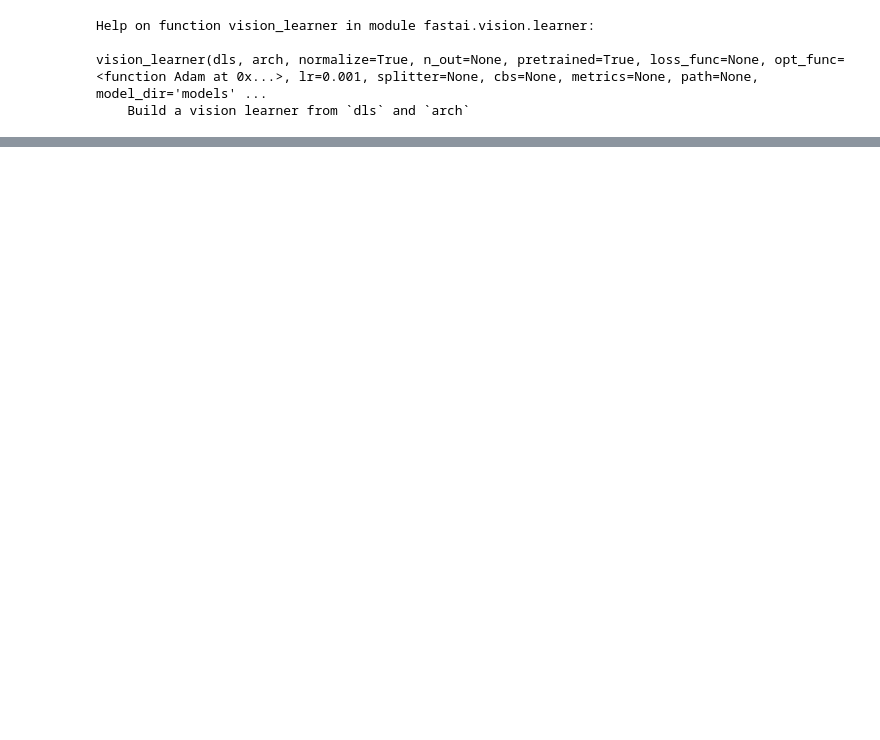
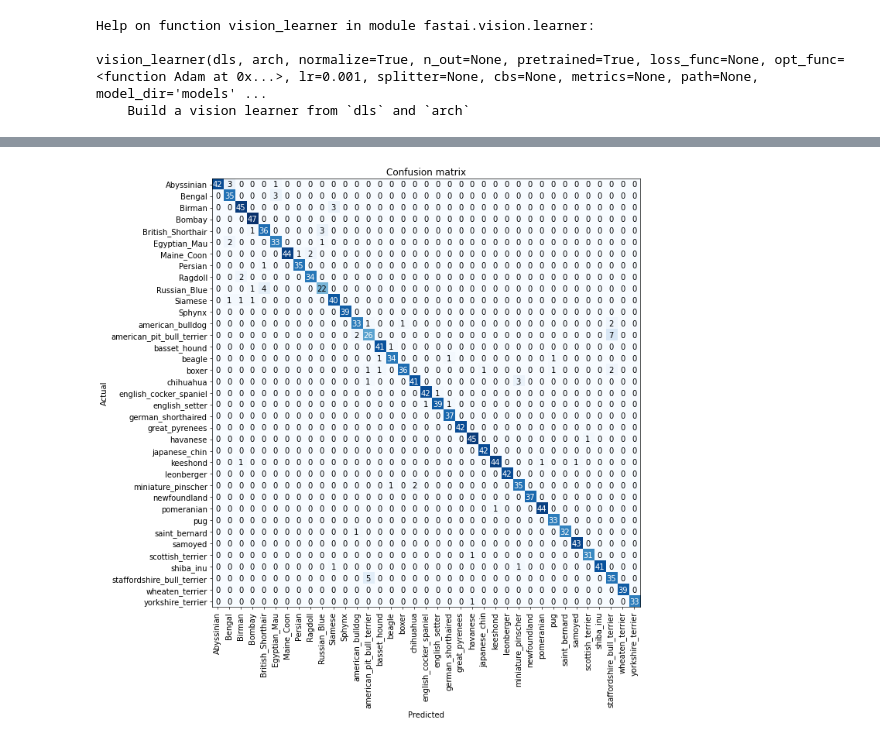
Before and after one commit to sajalsaini/Flower-Species-Prediction, a Jupyter notebook: Pet_Breeds_Classification_Playground.ipynb, the cells around one changed output, grey strips where cells are left out. Drawn from its saved outputs; the diff is of its cells as text; code cells hidden in the pictures; blank space fills up the shorter version.

```diff
--- a/Pet_Breeds_Classification_Playground.ipynb
+++ b/Pet_Breeds_Classification_Playground.ipynb
@@ -112,0 +114,3 @@ interp.plot_top_losses(25, nrows = 5)
+# %%
+interp.plot_confusion_matrix(figsize = (12, 12), dpi = 60)
+# %% [output]
@@ -112,0 +118 @@ interp.plot_top_losses(25, nrows = 5)
+[figure, added]
```
Also changed, not shown: parts of 18 cells of this notebook.
